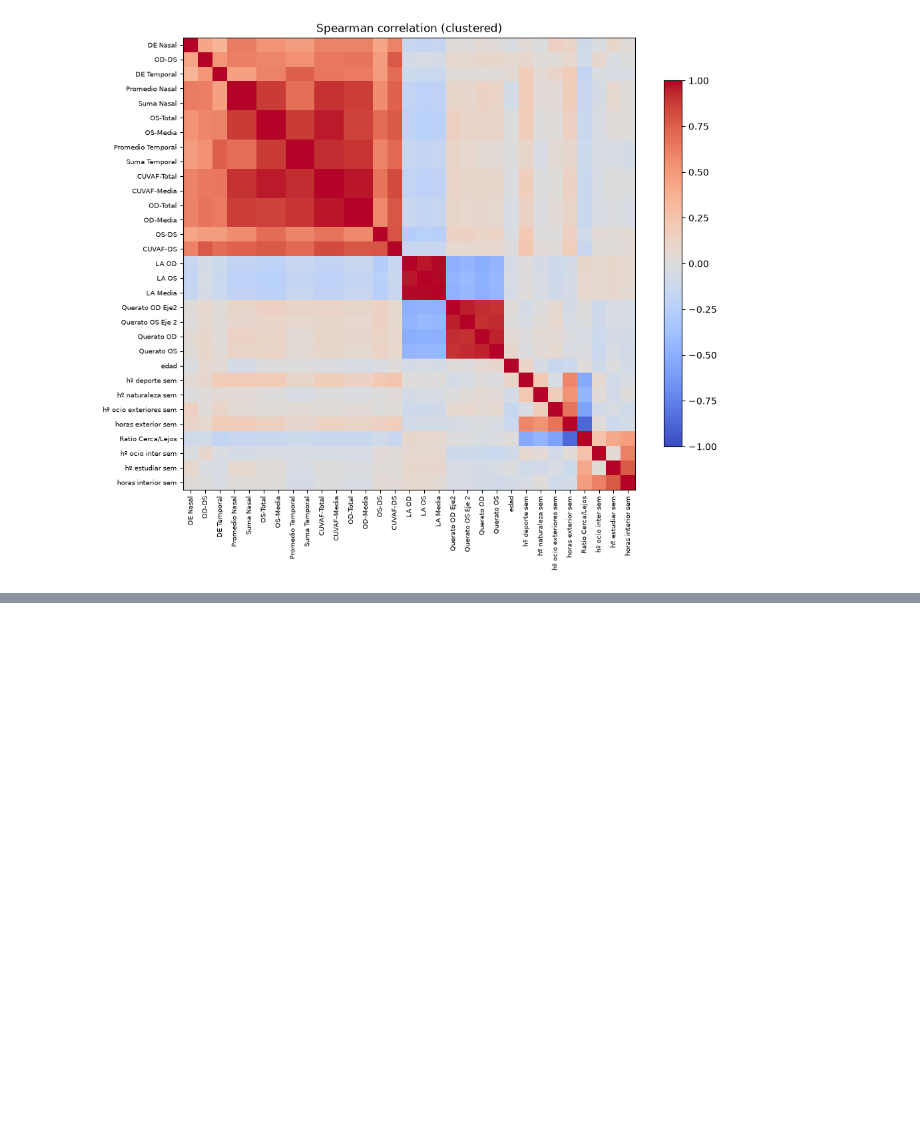
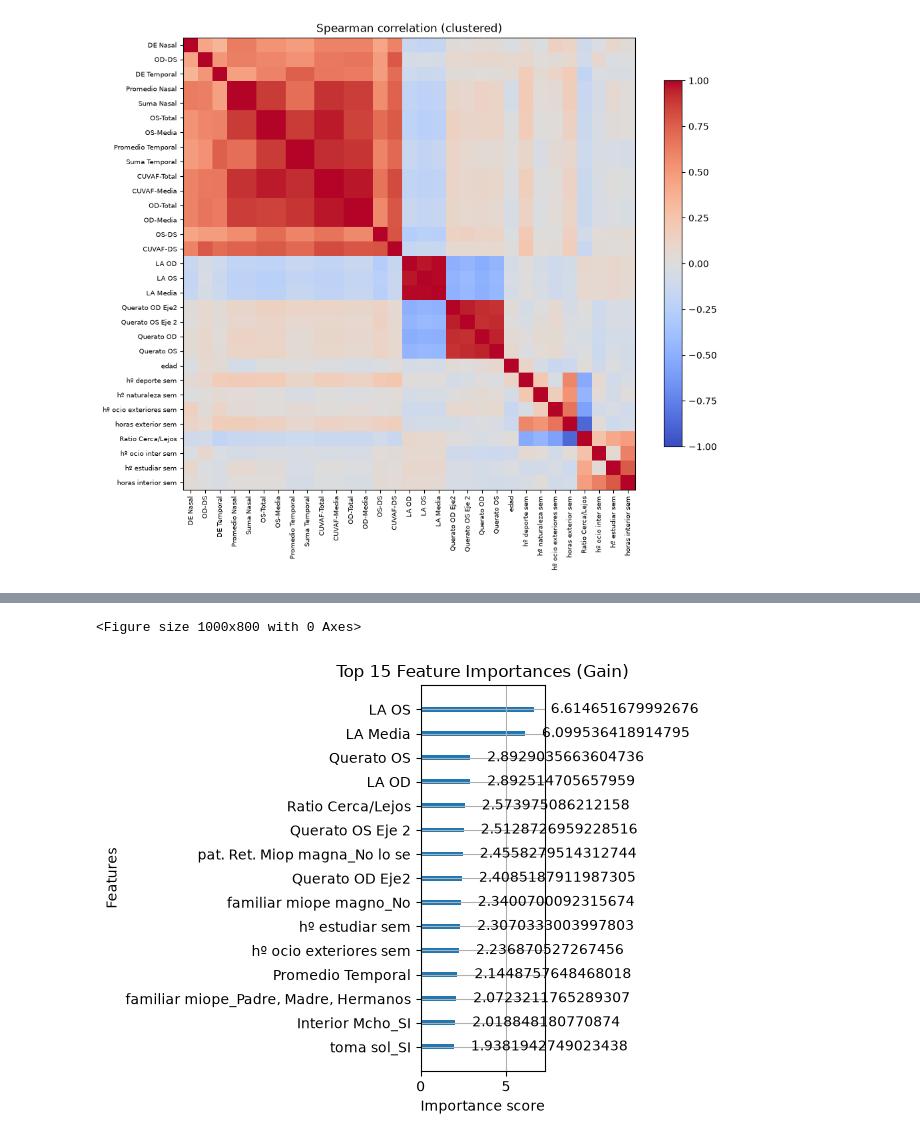
Before and after one commit to trashman5/ML-Miopia, a Jupyter notebook: miopia.ipynb, the cells around one changed output, grey strips where cells are left out. Saved outputs shown, nothing was run; the diff lists cells and outputs as text; code cells hidden in the pictures; blank space fills up the shorter version.

```diff
--- a/miopia.ipynb
+++ b/miopia.ipynb
@@ -272,0 +184,3 @@ plt.show()
+# %%
+X_t.drop(columns=["Grupo fot"], inplace=True)
+X_t.drop(columns=["fototipo"], inplace=True)
@@ -272,0 +192,2 @@ plt.show()
+# %%
+X_t.drop(columns=["origen antepasados (españa)"], inplace=True)
@@ -272,0 +197,3 @@ plt.show()
+# %%
+X_t["sexo"] = X_t["sexo"].replace({'Mujer': 1, 'Hombre': 0})
+X_t["fumador"] = X_t["fumador"].replace({'SI': 1, 'NO': 0})
@@ -272,0 +220,2 @@ plt.show()
+# %%
+X_test=pd.read_csv("data/X_test.csv")
@@ -272,0 +342,11 @@ plt.show()
+# %%
+from xgboost import plot_importance
+
+plt.figure(figsize=(10, 8))
+# 'gain' measures the average improvement in accuracy brought by a feature
+plot_importance(model, max_num_features=15, importance_type='gain', title='Top 15 Feature Importances (Gain)')
+plt.tight_layout()
+plt.show()
+# %% [output]
+<Figure size 1000x800 with 0 Axes>
+[figure, added]
```
Also changed, not shown: parts of 13 cells of this notebook.
